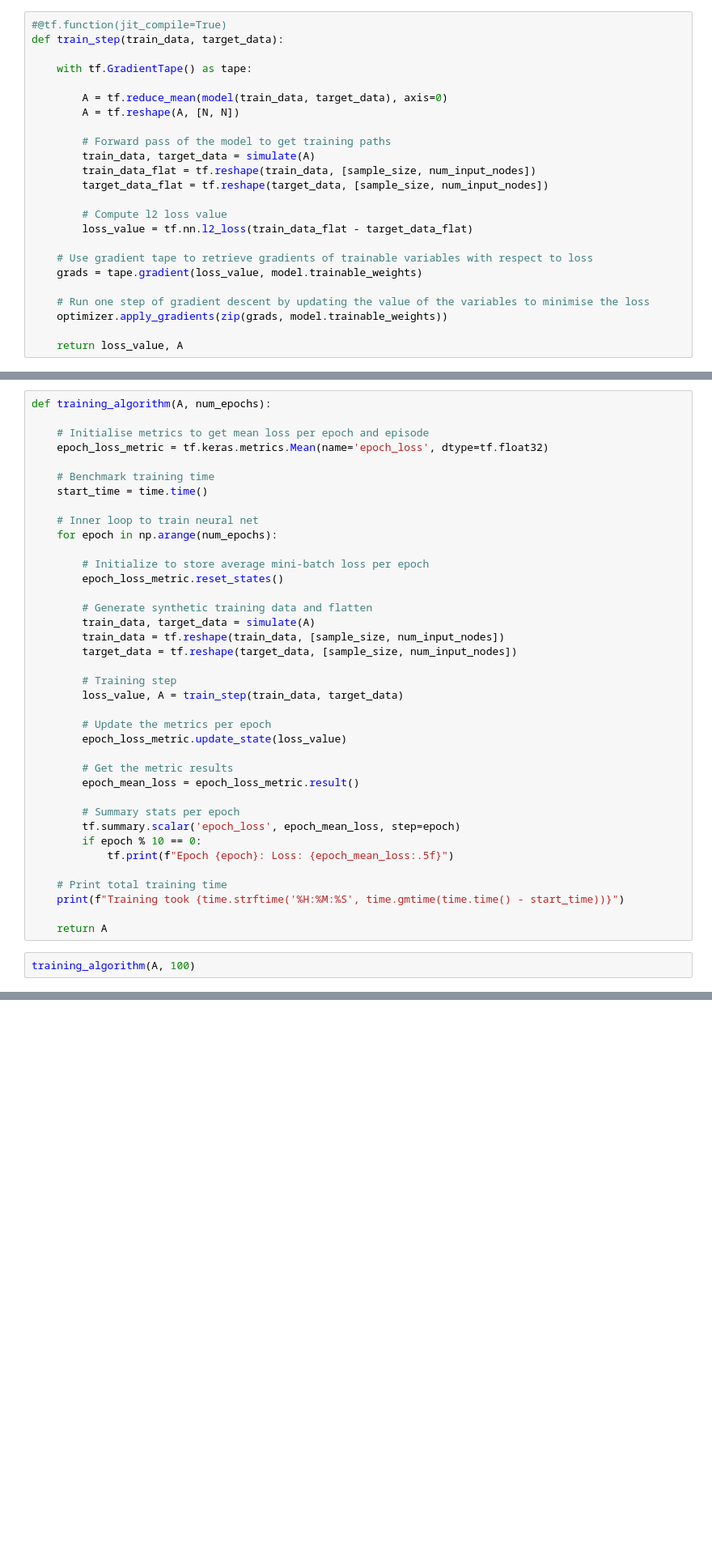
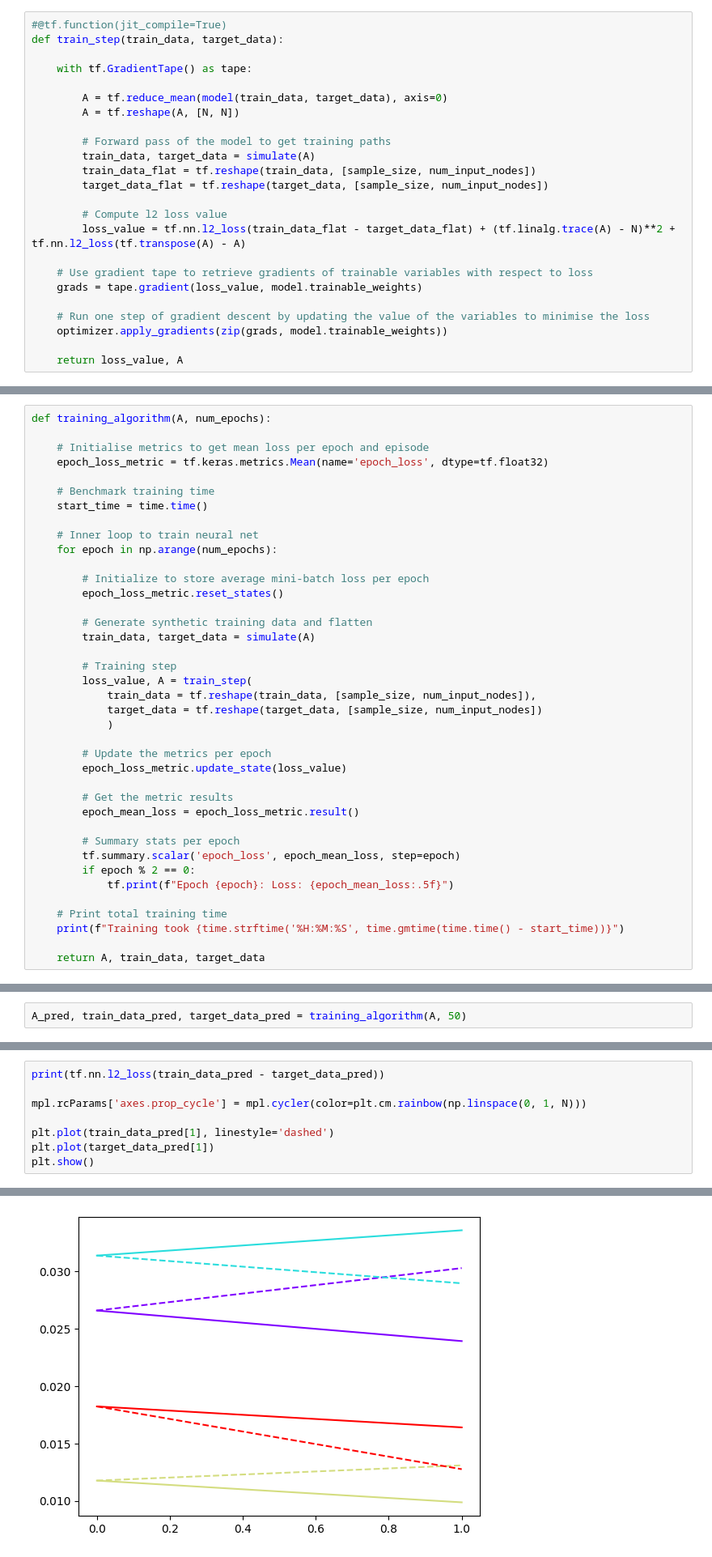
Before and after one commit to HarryLi98/SDE-DeepRL, a Jupyter notebook: SDETools.py/deep_learning_networks.ipynb, the cells around one changed output, grey strips where cells are left out. Shown at 81% size. Saved outputs shown, nothing was run; the diff lists cells and outputs as text; blank space fills up the shorter version.

```diff
--- a/SDETools.py/deep_learning_networks.ipynb
+++ b/SDETools.py/deep_learning_networks.ipynb
@@ -183,7 +177,7 @@ def train_step(train_data, target_data):
         target_data_flat = tf.reshape(target_data, [sample_size, num_input_nodes])
 
         # Compute l2 loss value
-        loss_value = tf.nn.l2_loss(train_data_flat - target_data_flat)
+        loss_value = tf.nn.l2_loss(train_data_flat - target_data_flat) + (tf.linalg.trace(A) - N)**2 + tf.nn.l2_loss(tf.transpose(A) - A)
 
     # Use gradient tape to retrieve gradients of trainable variables with respect to loss
     grads = tape.gradient(loss_value, model.trainable_weights)
@@ -211,11 +230,12 @@ def training_algorithm(A, num_epochs):
 
         # Generate synthetic training data and flatten
         train_data, target_data = simulate(A)
-        train_data = tf.reshape(train_data, [sample_size, num_input_nodes])
-        target_data = tf.reshape(target_data, [sample_size, num_input_nodes])
 
         # Training step
-        loss_value, A = train_step(train_data, target_data)
+        loss_value, A = train_step(
+            train_data = tf.reshape(train_data, [sample_size, num_input_nodes]),
+            target_data = tf.reshape(target_data, [sample_size, num_input_nodes])
+            )
 
         # Update the metrics per epoch
         epoch_loss_metric.update_state(loss_value)
@@ -225,12 +245,10 @@ def training_algorithm(A, num_epochs):
 
         # Summary stats per epoch
         tf.summary.scalar('epoch_loss', epoch_mean_loss, step=epoch)
-        if epoch % 10 == 0:
+        if epoch % 2 == 0:
             tf.print(f"Epoch {epoch}: Loss: {epoch_mean_loss:.5f}")
 
     # Print total training time
     print(f"Training took {time.strftime('%H:%M:%S', time.gmtime(time.time() - start_time))}")
 
-    return A
+    return A, train_data, target_data
-# %%
-training_algorithm(A, 100)
@@ -265,0 +255,2 @@ array([[9.99051750e-01, 9.71454952e-04, 2.32024561e-03, 1.03284291e-03,
+# %%
+A_pred, train_data_pred, target_data_pred = training_algorithm(A, 50)
@@ -270,0 +280,9 @@ tf.nn.l2_loss(A - obj.A)
+# %%
+print(tf.nn.l2_loss(train_data_pred - target_data_pred))
+
+mpl.rcParams['axes.prop_cycle'] = mpl.cycler(color=plt.cm.rainbow(np.linspace(0, 1, N)))
+
+plt.plot(train_data_pred[1], linestyle='dashed')
+plt.plot(target_data_pred[1])
+plt.show()
+# %% [output]
@@ -270,0 +290 @@ tf.nn.l2_loss(A - obj.A)
+[figure, added]
```
Also changed, not shown: parts of 19 cells of this notebook.
